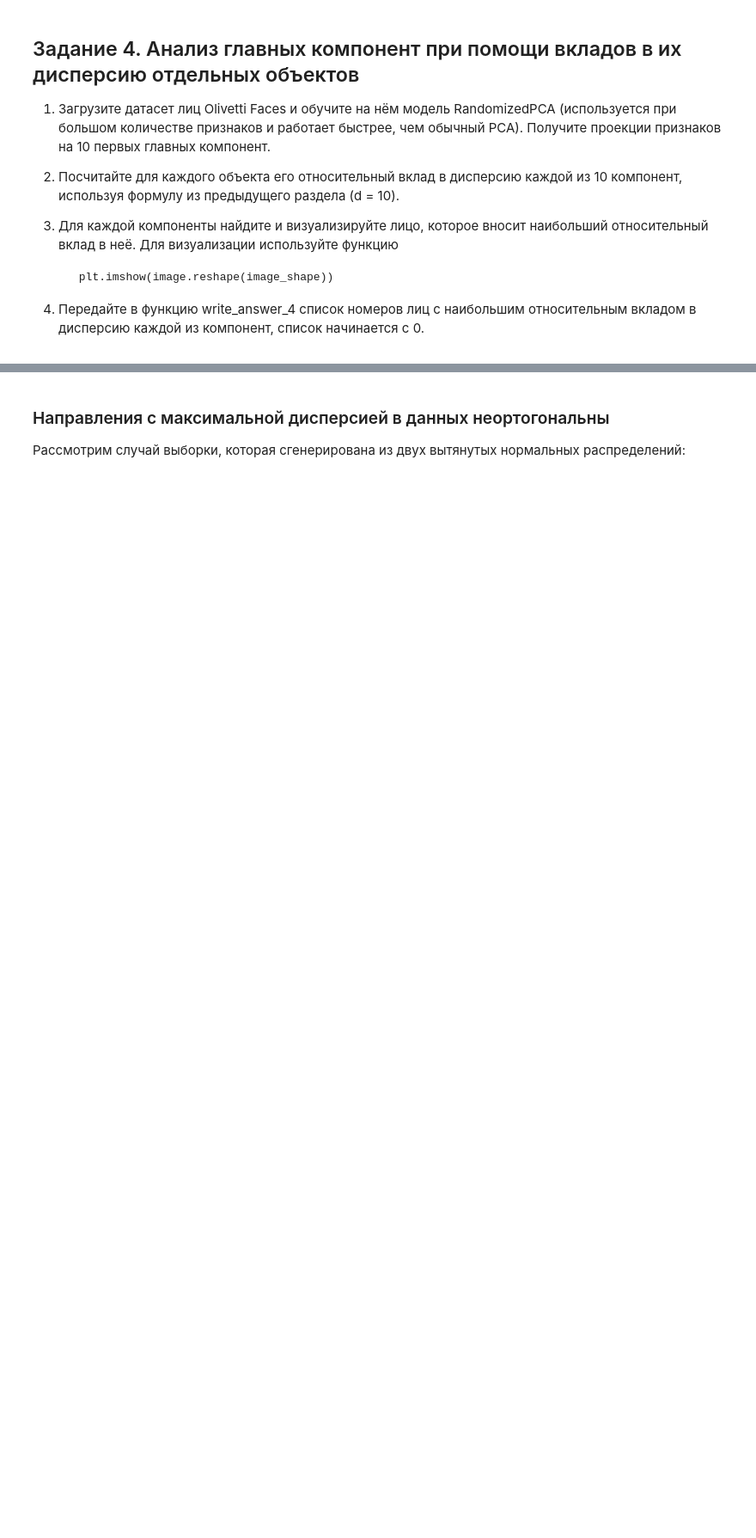
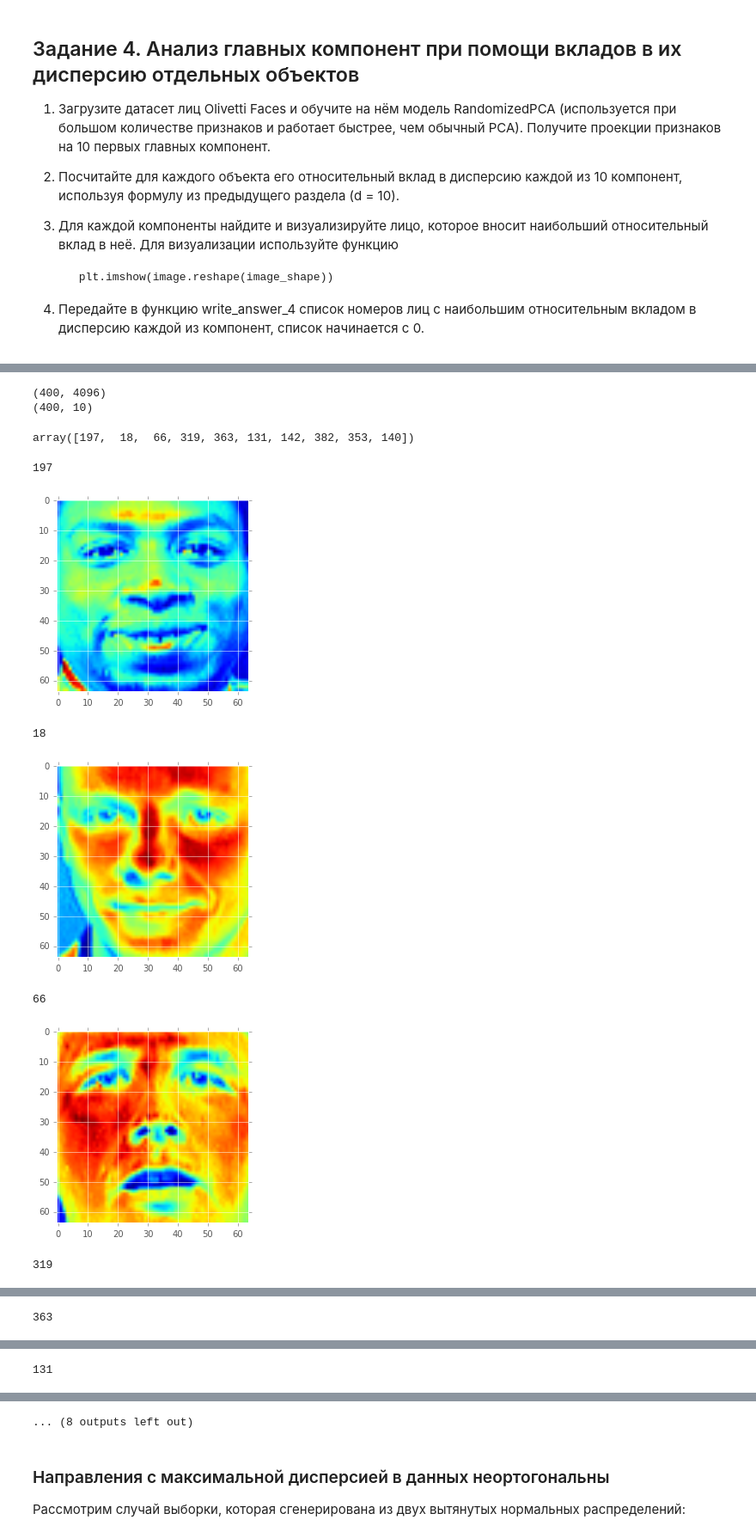
Before and after one commit to senior-sigan/MIPT_MachineLearning_specialization, a Jupyter notebook: 3_unsupervised-learning/week2/PCA.ipynb, the cells around one changed output, grey strips where cells are left out. Shown at 86% size. Drawn from its saved outputs; the diff is of its cells as text; code cells hidden in the pictures; blank space fills up the shorter version.

```diff
--- a/3_unsupervised-learning/week2/PCA.ipynb
+++ b/3_unsupervised-learning/week2/PCA.ipynb
@@ -353,0 +437,12 @@ target_names = iris.target_names
+# %%
+pc1 = []
+pc2 = []
+for i in range(corrs.shape[0]):
+    if corrs[i][0] > corrs[i][1]:
+        pc1.append(i+1)
+    else:
+        pc2.append(i+1)
+
+print(pc1)
+print(pc2)
+write_answer_3(pc1, pc2)
@@ -394,0 +489,3 @@ image_shape = (64, 64)
+# %%
+model = RandomizedPCA(n_components=10)
+model.fit(data)
@@ -394,0 +495,30 @@ image_shape = (64, 64)
+# %%
+transformed_images = pd.DataFrame(model.transform(data))
+print(data.shape)
+print(transformed_images.shape)
+# %% [output]
+(400, 4096)
+(400, 10)
+# %%
+mean = transformed_images.mean(axis=0)
+df = transformed_images.apply(lambda x: (x - mean) ** 2, axis=1)
+df['sum'] = df.sum(axis=1)
+df = df.apply(lambda x: x / df['sum']).drop(['sum'], axis = 1)
+write_answer_4(df.idxmax().values)
+df.idxmax().values
+# %% [output]
+array([197,  18,  66, 319, 363, 131, 142, 382, 353, 140])
+# %%
+for i in df.idxmax():
+    print i
+    image = data[i, :]
+    plt.imshow(image.reshape(image_shape))
+    plt.show()
+# %% [output]
+197
+[figure, added]
+18
+[figure, added]
+66
+[figure, added]
+319
@@ -394,0 +526 @@ image_shape = (64, 64)
+363
@@ -394,0 +528 @@ image_shape = (64, 64)
+131
@@ -395,3 +530,4 @@ image_shape = (64, 64)
+... (8 outputs left out)
 # %% [markdown]
 ### Направления с максимальной дисперсией в данных неортогональны
 
```
Also changed, not shown: parts of 21 cells of this notebook, 4 other files.
